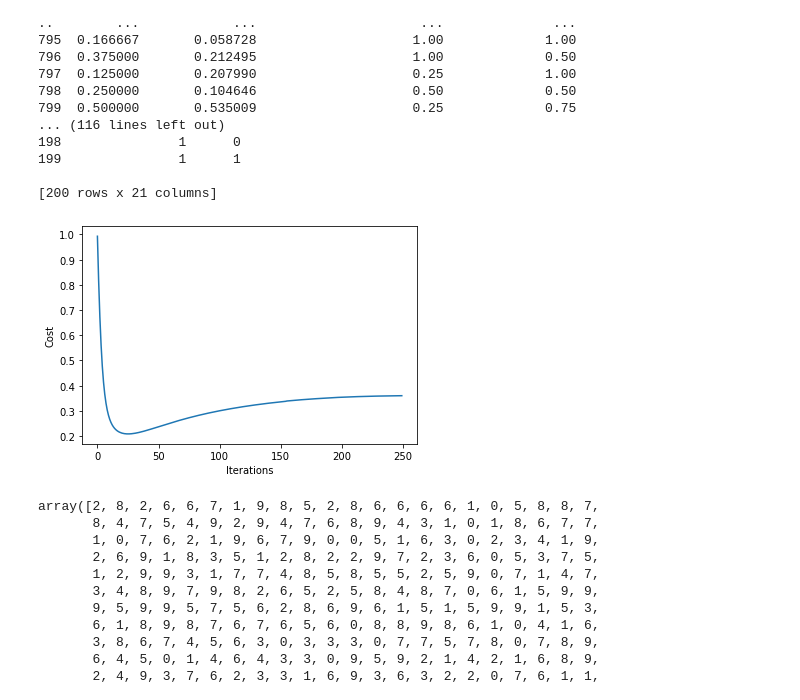
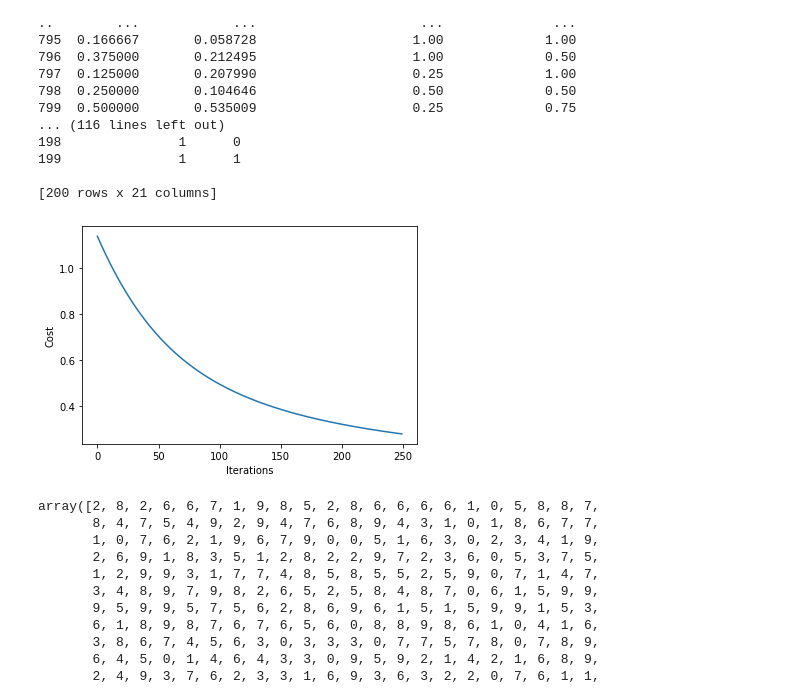
Before and after one commit to brendanmarks/project2, a Jupyter notebook: project2.ipynb, the cells around one changed output. Drawn from its saved outputs; the diff is of its cells as text; code cells hidden in the pictures.

```diff
--- a/project2.ipynb
+++ b/project2.ipynb
@@ -382,7 +382,7 @@ class SoftmaxRegression(object):
 
             """
             # compute cost of the whole epoch
-            net = X.dot(self.w_)
+            net = X_tr.dot(self.w_)
             softm = self.softmax(net)
             cross_ent = self.cross_entropy(output=softm, y_target=y_tr_enc)
             cost = self.cost(cross_ent)
@@ -443,36 +443,41 @@ class SoftmaxRegression(object):
 # Loading Data
 
 #X = one_hot_cols.values
 #y = credit_target.values
 
 X = digits.values
 y = digits_target.values
 
+digits, digits_test, digits_target, digits_target_test = train_test_split(X, y, test_size = 0.2, random_state = 0)
 
-df = pd.DataFrame(X)
+df = pd.DataFrame(digits)
 df = df.transform(lambda x: x if (np.amax(x) == 0) else (x / np.amax(x)))
+
+df2 = pd.DataFrame(digits_test)
+df2 = df.transform(lambda x: x if (np.amax(x) == 0) else (x / np.amax(x)))
+
 
 #standardize
 # X[:,0] = X[:,0] / np.amax(X[:,0])
 # X[:,1] = X[:,1] / np.amax(X[:,1])
 
 
 lr = SoftmaxRegression(learning_rate=0.00001, max_iters=250, minibatches=1)
 gd = GradientDescent()
-lr.fit(df.to_numpy(), y, df.to_numpy(), y, gd)
+lr.fit(df.to_numpy(), digits_target, df2.to_numpy(), digits_target_test,gd)
 
 # #X_plt = X[:, [0,1]]
 
 # #plot_decision_regions(X_plt, y, clf=lr)
 # #plt.title('Softmax Regression - Gradient Descent')
 # #plt.show()
 
 plt.plot(range(len(lr.cost_)), lr.cost_)
 plt.xlabel('Iterations')
 plt.ylabel('Cost')
 plt.show()
 # %% [output]
-[figure, old version]
+[figure, new version]
 # %%
 digits_target_test.values[0:]
 # %% [output]
```
Also changed, not shown: parts of 2 cells of this notebook.
